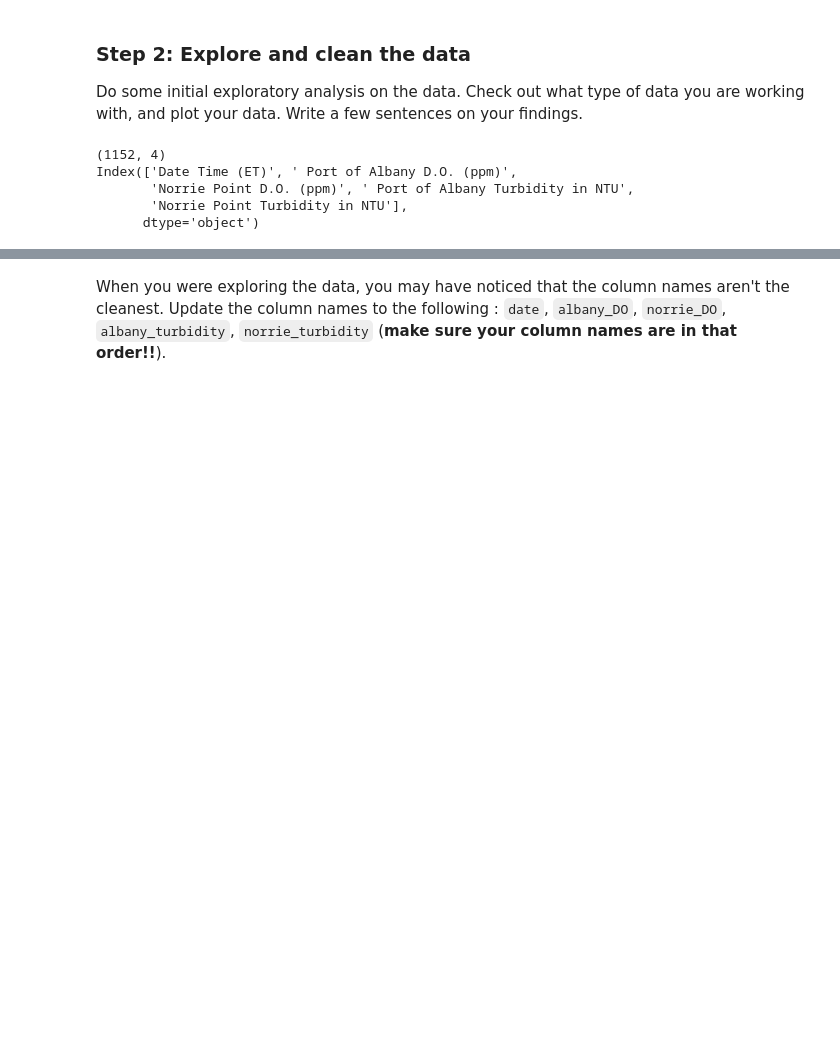
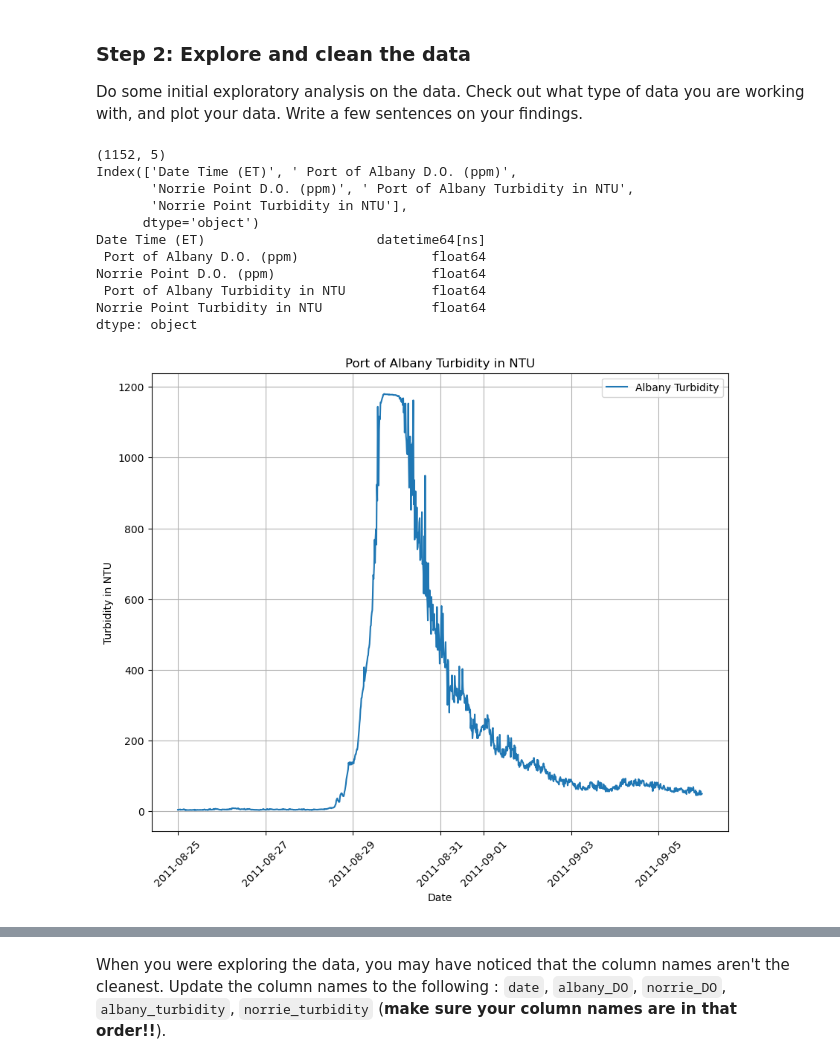
Before and after one commit to llumj/EDS232-labs, a Jupyter notebook: Week1/Lab1-hurricane.ipynb, the cells around one changed output, grey strips where cells are left out. Saved outputs shown, nothing was run; the diff lists cells and outputs as text; code cells hidden in the pictures; blank space fills up the shorter version.

```diff
--- a/Week1/Lab1-hurricane.ipynb
+++ b/Week1/Lab1-hurricane.ipynb
@@ -71,12 +71,31 @@ df = pd.merge(hurricane_do, hurricane_turbidity).drop(columns= ['Piermont D.O. (
 
 Do some initial exploratory analysis on the data. Check out what type of data you are working with, and plot your data. Write a few sentences on your findings.
 # %%
-print(hurricane_turbidity.shape)
+print(df.shape)
 
 print(df.columns)
+
+print(df.dtypes)
 # %% [output]
-(1152, 4)
+(1152, 5)
 Index(['Date Time (ET)', ' Port of Albany D.O. (ppm)',
        'Norrie Point D.O. (ppm)', ' Port of Albany Turbidity in NTU',
        'Norrie Point Turbidity in NTU'],
       dtype='object')
+Date Time (ET)                      datetime64[ns]
+ Port of Albany D.O. (ppm)                 float64
+Norrie Point D.O. (ppm)                    float64
+ Port of Albany Turbidity in NTU           float64
+Norrie Point Turbidity in NTU              float64
+dtype: object
+# %%
+plt.figure(figsize=(10, 8))
+plt.plot(df['Date Time (ET)'], df[' Port of Albany Turbidity in NTU'], label = 'Albany Turbidity')
+plt.ylabel('Turbidity in NTU')
+plt.xlabel('Date')
+plt.xticks(rotation = 45)
+plt.title('Port of Albany Turbidity in NTU')
+plt.legend()
+plt.grid()
+# %% [output]
+[figure, added]
```
Also changed, not shown: parts of 14 cells of this notebook, 2 other files.
